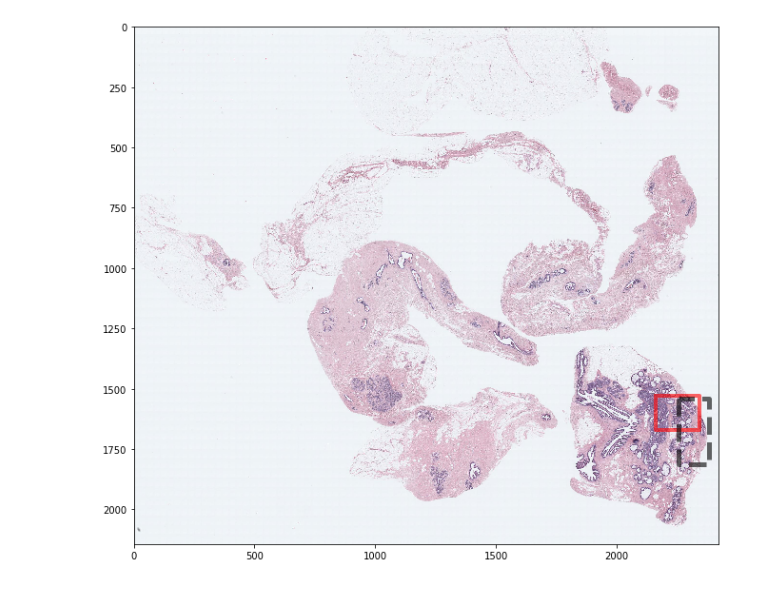
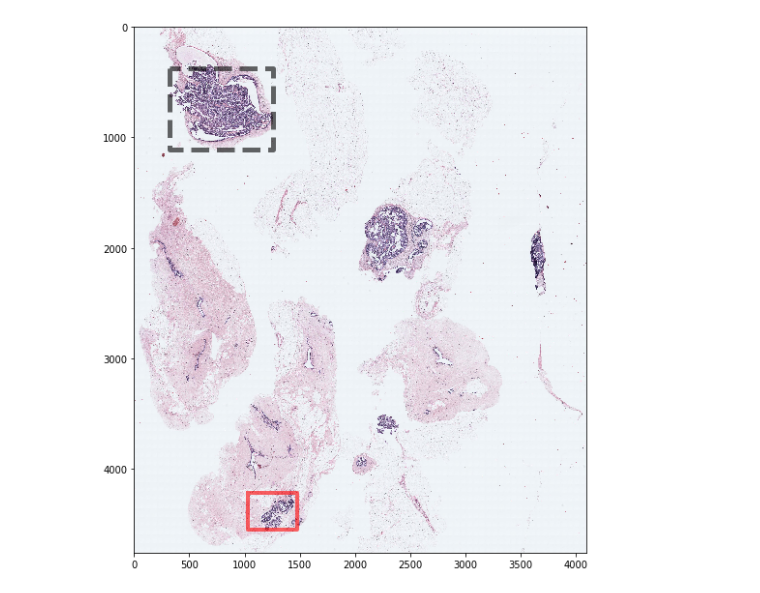
Before and after one commit to canermercancs/Deep-Learning-for-Pathology-Image-Analysis, a Jupyter notebook: PLAYGROUND_IMAGES.ipynb, the cells around one changed output. Saved outputs shown, nothing was run; the diff lists cells and outputs as text; code cells hidden in the pictures.

```diff
--- a/PLAYGROUND_IMAGES.ipynb
+++ b/PLAYGROUND_IMAGES.ipynb
@@ -8,7 +8,7 @@ from PImage import PIM
 # configure the plot sizes
 plt.rcParams['figure.figsize'] = [15, 10]
 # %%
-pimObj = PIM(2378, 8)
+pimObj = PIM(1867, 7)
 pimObj.readRGB()
 pimObj.readFGmask()
 # %%
@@ -51,10 +54,11 @@ Consensus Diagnoses: UsualDuctalHyperplasia, ColumnarCellHyperplasiaColumnarCell
 # %%
-softy = pimObj.SoftROIs[2]
-consy = pimObj.ConsensusROIs[2]
+roi_idx = {'soft':2, 'cons':1}
+softy = pimObj.SoftROIs[roi_idx['soft']]
+consy = pimObj.ConsensusROIs[roi_idx['cons']]
 pimObj.showRGB()
 softy.draw()
 consy.draw()
 plt.show()
 # %% [output]
-[figure, old version]
+[figure, new version]
 # %%
```
Also changed, not shown: parts of 9 cells of this notebook, 2 other files.
